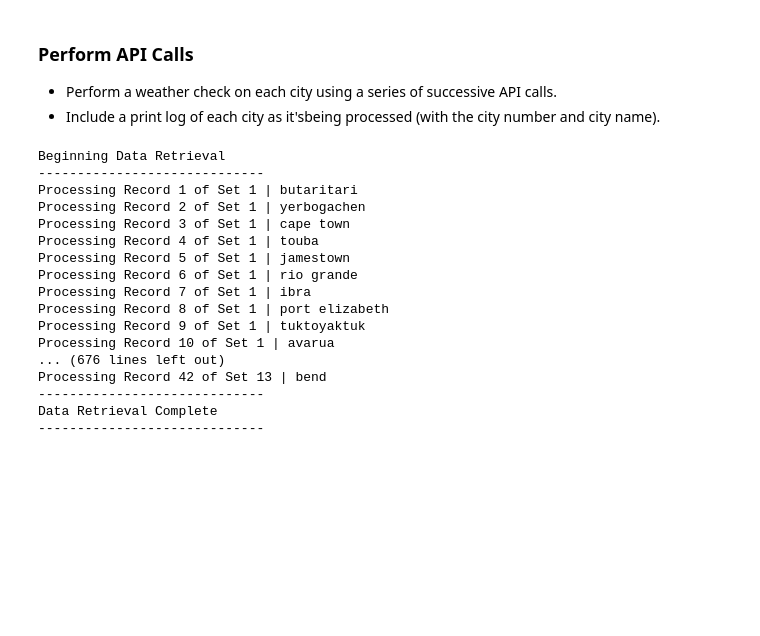
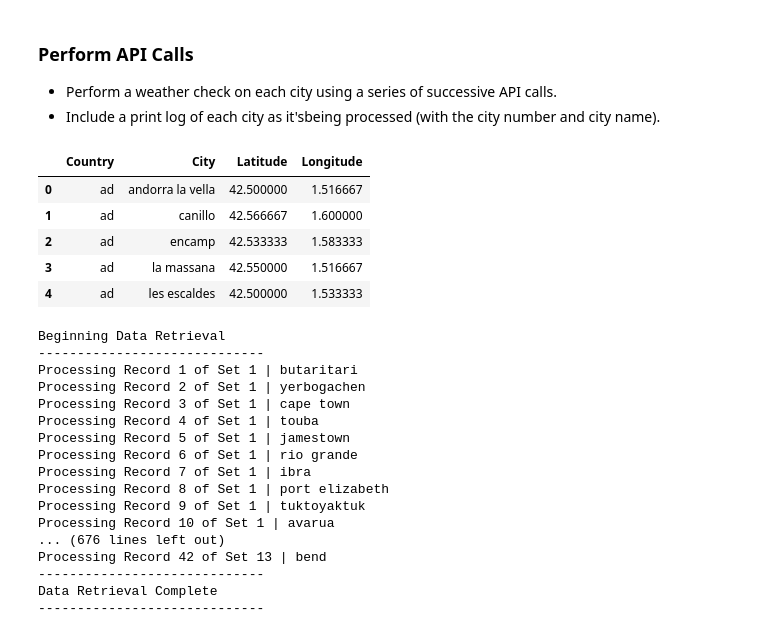
Before and after one commit to lgrayes/python-api-challenge, a Jupyter notebook: starter_code/WeatherPy/file01.ipynb, the cells around one changed output. Saved outputs shown, nothing was run; the diff lists cells and outputs as text; code cells hidden in the pictures; blank space fills up the shorter version.

```diff
--- a/starter_code/WeatherPy/file01.ipynb
+++ b/starter_code/WeatherPy/file01.ipynb
@@ -66,6 +66,18 @@ The country information received is: ['AU', 'CA', 'EC', 'FR', 'GB', 'PH', 'US']
 ### Perform API Calls
 * Perform a weather check on each city using a series of successive API calls.
 * Include a print log of each city as it'sbeing processed (with the city number and city name).
+# %%
+citylist = "citipy/worldcities.csv"
+# %%
+citylist_df = pd.read_csv(citylist, encoding="ISO-8859-1")
+citylist_df.head()
+# %% [output]
+|  | Country | City | Latitude | Longitude |
+| 0 | ad | andorra la vella | 42.500000 | 1.516667 |
+| 1 | ad | canillo | 42.566667 | 1.600000 |
+| 2 | ad | encamp | 42.533333 | 1.583333 |
+| 3 | ad | la massana | 42.550000 | 1.516667 |
+| 4 | ad | les escaldes | 42.500000 | 1.533333 |
 # %%
 # %% [output]
 Beginning Data Retrieval
```
Also changed, not shown: parts of 2 cells of this notebook.
